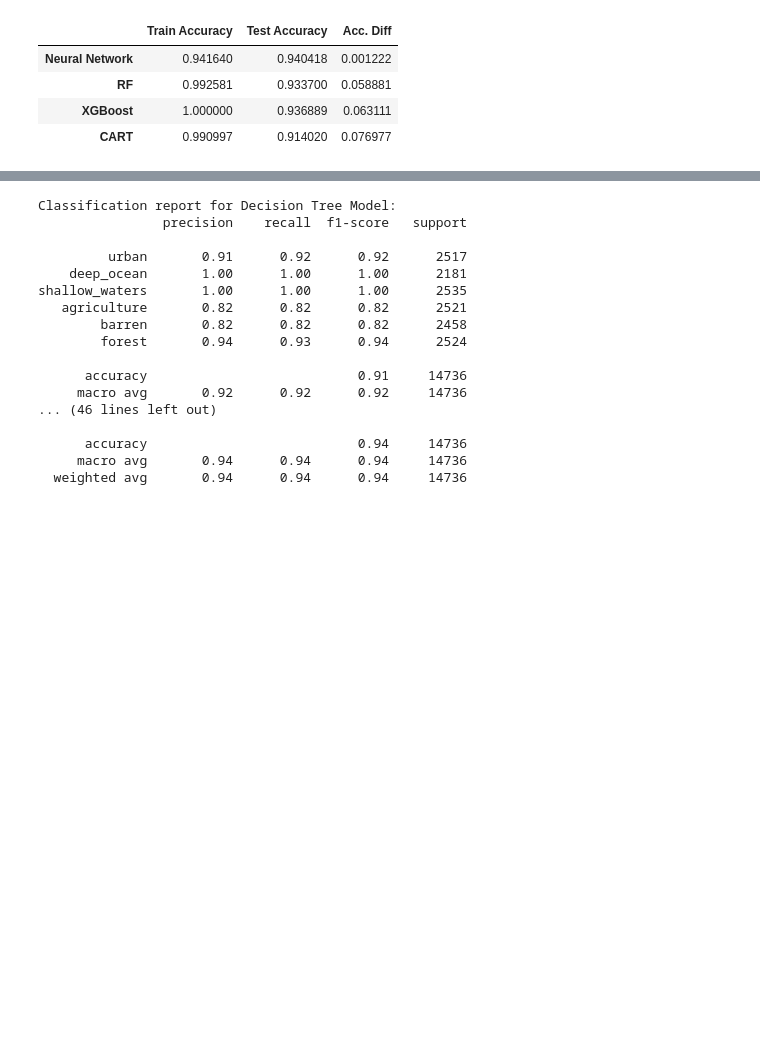
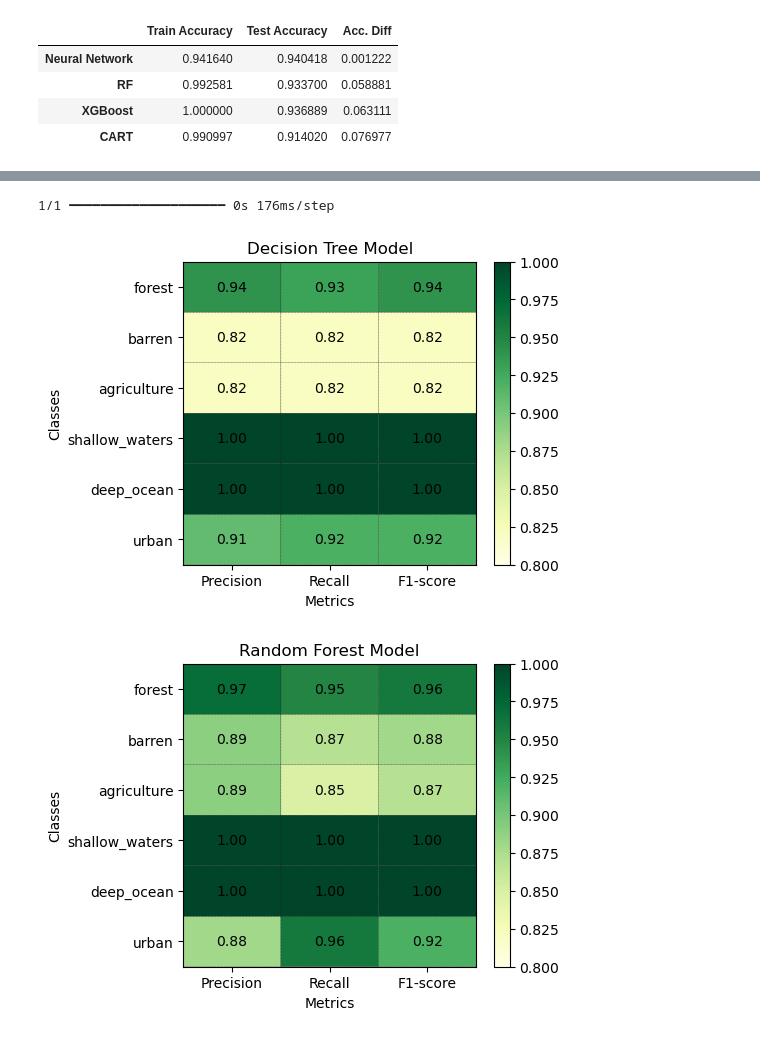
Before and after one commit to JuanesLamilla/cuba_landcover_class, a Jupyter notebook: analysis.ipynb, the cells around one changed output, grey strips where cells are left out. Cells and saved outputs as stored; diff of their text form; code cells hidden in the pictures; blank space fills up the shorter version.

```diff
--- a/analysis.ipynb
+++ b/analysis.ipynb
@@ -937,35 +1049,29 @@ plt.show()
 # %%
-# Get the per-class classification report for all models
+# Plot the classification report for all models
 models = {"Decision Tree": dt_final, "Random Forest": rf_final, "XGBoost": xgb_final, "Neural Network": nn_model}
 
-for key, value in models.items():
+# fig, axes = plt.subplots(2, 2, figsize=(16, 16))
+for i, (key, value) in enumerate(models.items()):
+    # row = i // 2
+    # col = i % 2
+    # ax = axes[row, col]
+
+    # Make predictions
     if key == "Neural Network":
         y_pred = value.predict(test_input, batch_size=4096*20)
         y_pred = np.argmax(y_pred, 1)
         y_true = np.argmax(test_output, 1)
     else:
         y_pred = value.predict(test_x)
         y_pred = np.argmax(y_pred, 1)
         y_true = np.argmax(test_y, 1)
 
-    print(f"Classification report for {key} Model:")
-    print(classification_report(y_true, y_pred, target_names=class_labels.values()))
-    print("\n")
+    # Plot the classification report
+    class_report = classification_report(y_true, y_pred, target_names=class_labels.values())
+
+    # Plot the classification report
+    plot_classification_report(class_report, title=f"{key} Model", cmap='YlGn', vmin=0.8, vmax=1.0)
 # %% [output]
-Classification report for Decision Tree Model:
-                precision    recall  f1-score   support
-
-         urban       0.91      0.92      0.92      2517
-    deep_ocean       1.00      1.00      1.00      2181
-shallow_waters       1.00      1.00      1.00      2535
-   agriculture       0.82      0.82      0.82      2521
-        barren       0.82      0.82      0.82      2458
-        forest       0.94      0.93      0.94      2524
-
-      accuracy                           0.91     14736
-     macro avg       0.92      0.92      0.92     14736
-... (46 lines left out)
-
-      accuracy                           0.94     14736
-     macro avg       0.94      0.94      0.94     14736
-  weighted avg       0.94      0.94      0.94     14736
+1/1 ━━━━━━━━━━━━━━━━━━━━ 0s 176ms/step
+[figure, added]
+[figure, added]
```
Also changed, not shown: parts of 4 cells of this notebook.
